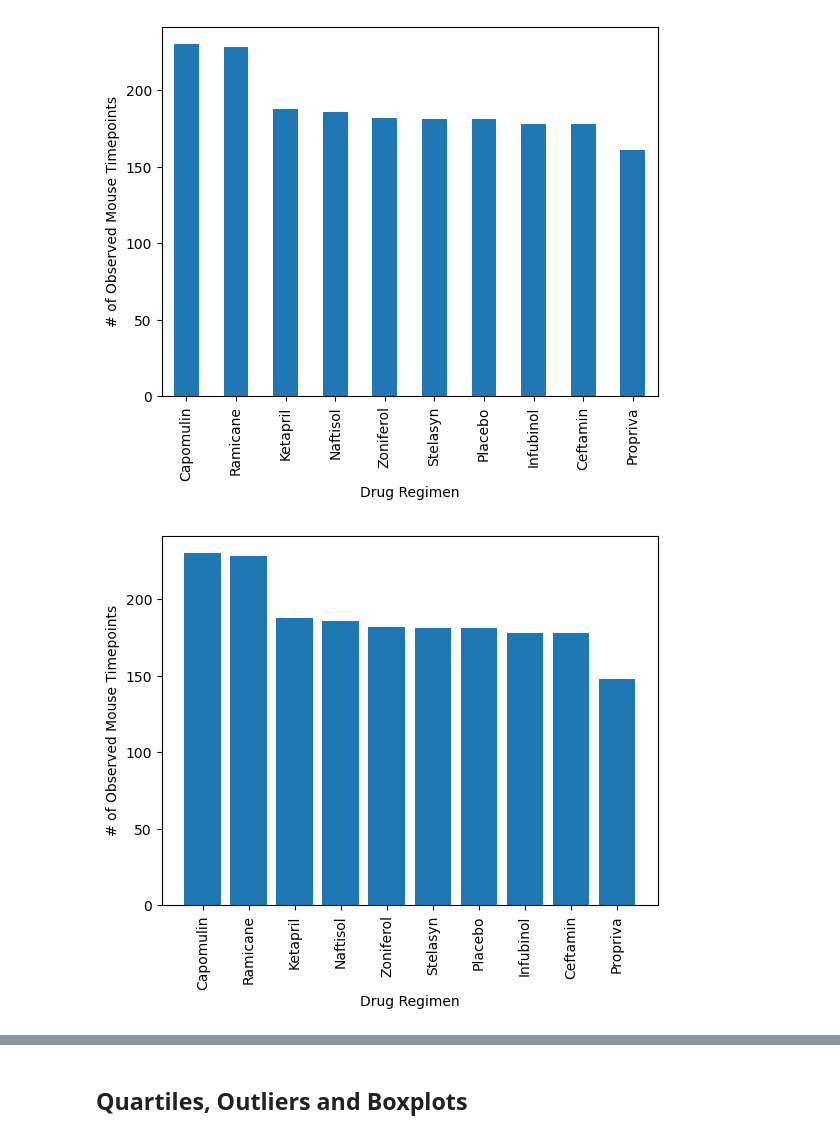
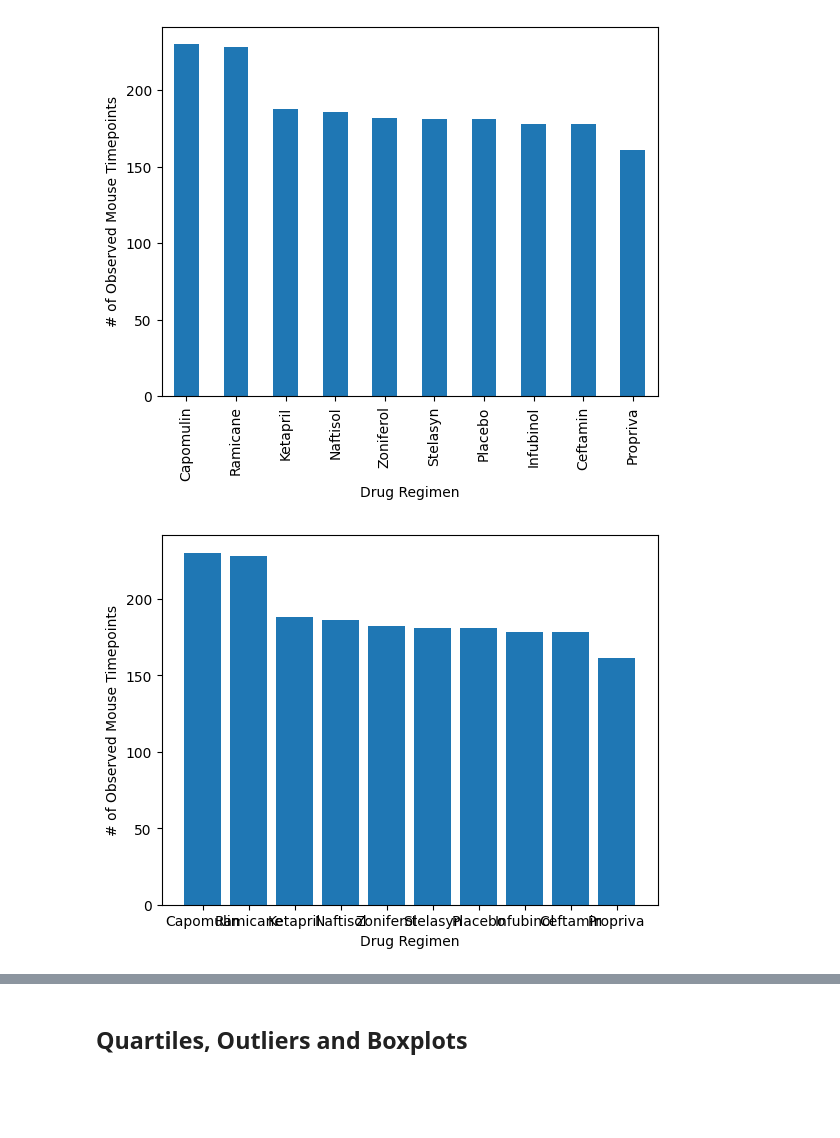
Before and after one commit to PratishthaTheeng/datavisualization-challenge, a Jupyter notebook: pymaceuticals/pymaceuticals_starter.ipynb, the cells around one changed output, grey strips where cells are left out. Cells and saved outputs as stored; diff of their text form; code cells hidden in the pictures; blank space fills up the shorter version.

```diff
--- a/pymaceuticals/pymaceuticals_starter.ipynb
+++ b/pymaceuticals/pymaceuticals_starter.ipynb
@@ -151,5 +152,14 @@ plt.show()
 [figure]
 # %%
 # Generate a bar plot showing the total number of rows (Mouse ID/Timepoints) for each drug regimen using pyplot.
+
+regimen_counts = mouse_data_complete["Drug Regimen"].value_counts()
+xpoints = regimen_counts.index
+ypoints = regimen_counts.values
+
+plt.bar(xpoints,ypoints)
+plt.xlabel("Drug Regimen")
+plt.ylabel("# of Observed Mouse Timepoints")
+plt.show()
 # %% [output]
-[figure, old version]
+[figure, new version]
```
Also changed, not shown: parts of 9 cells of this notebook.
